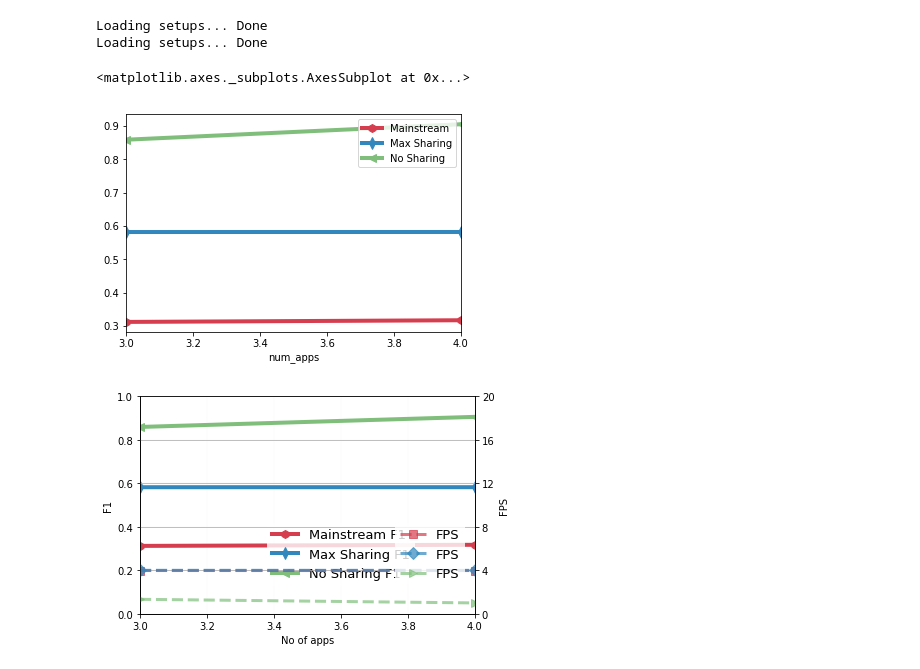
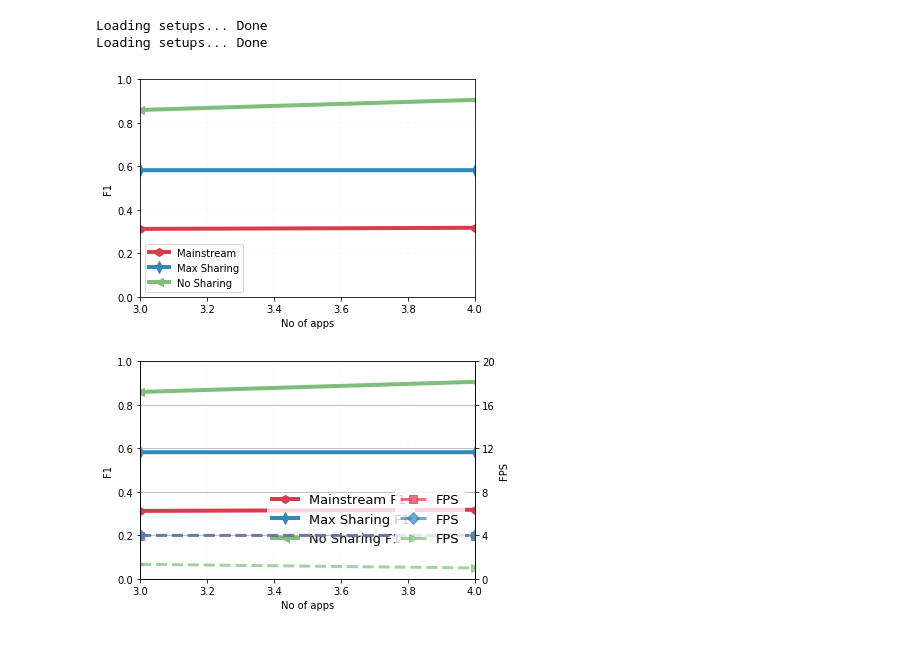
Before and after one commit to angelajiang/mainstream-analysis, a Jupyter notebook: 2018-Spring/notebooks/daniel/fig7.ipynb, the cells around one changed output. Drawn from its saved outputs; the diff is of its cells as text; code cells hidden in the pictures.

```diff
--- a/2018-Spring/notebooks/daniel/fig7.ipynb
+++ b/2018-Spring/notebooks/daniel/fig7.ipynb
@@ -28,15 +28,16 @@ df_view = df[df['budget'] == 100]
 grouped = df_view.groupby(['sharing', 'num_apps'])
 
 xss, yss = agg2xy(grouped['f1'].mean(), names=series_names)
-series = get_series(xss, yss, series_names=series_names, plotparams=dict(lw=4, markersize=8))
+series = get_series(xss, yss, names=series_names, plotparams=dict(lw=4, markersize=8))
 
 xss2, yss2 = agg2xy(grouped['fps'].mean(), names=series_names)
-plotstyles = [styles.SERIES_ALT[series_name] for series_name in series_names]
+plotstyles = [styles.SERIES_ALT[name] for name in series_names]
 plotparams = dict(lw=3, markersize=8, alpha=0.7, linestyle='--')
-series2 = [Series(x=xs, y=ys, name=sn, plotstyle=ps, plotparams=plotparams) for xs, ys, ps, sn in zip(xss2, yss2, plotstyles, series_names)]
+series2 = get_series(xss2, yss2, names=series_names, plotstyles=plotstyles, plotparams=plotparams)
-# %%
-plot.variants(series)
-# %% [output]
-<matplotlib.axes._subplots.AxesSubplot at 0x...>
-[figure, removed]
+# %%
+plot.variants(series)
+grids.y.f1(yss)
+grids.x.num_apps(xss)
+# %% [output]
+[figure, added]
 # %%
```
Also changed, not shown: parts of 1 cell of this notebook, 4 other files.
